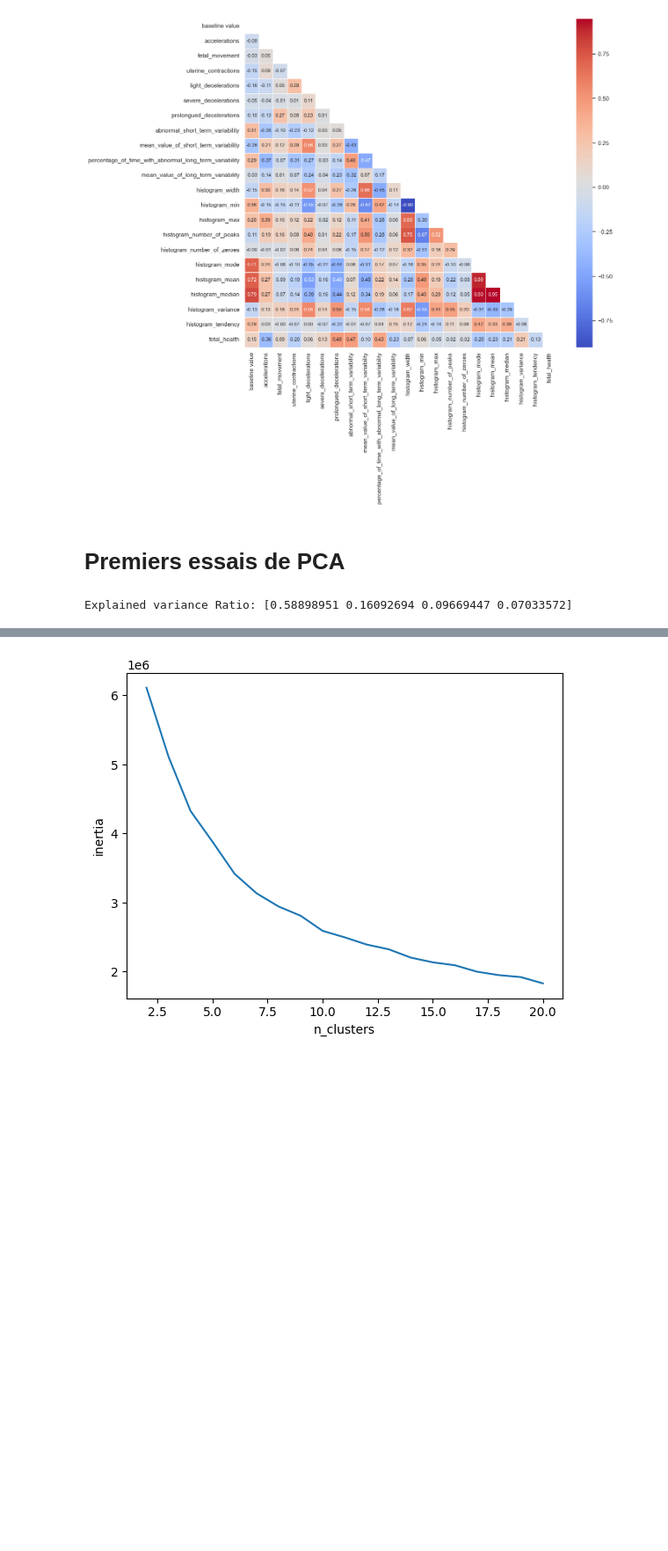
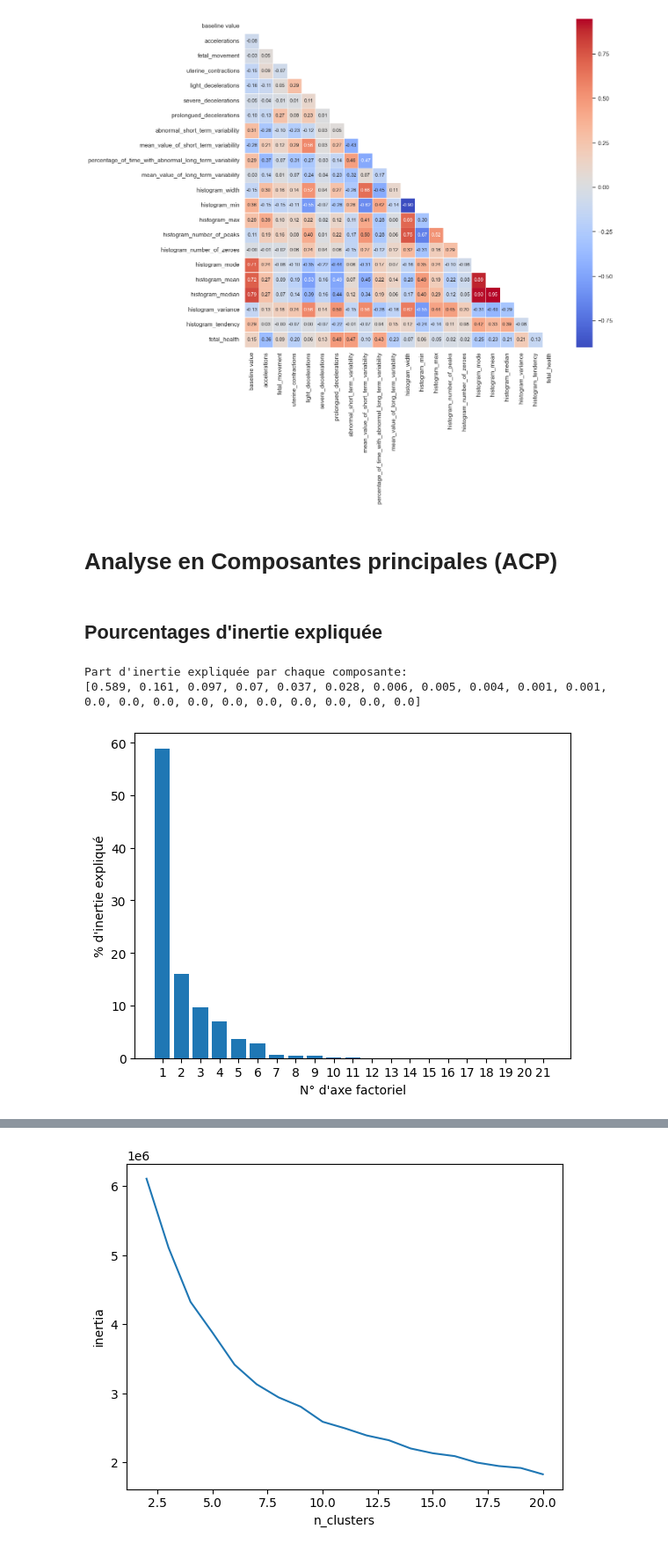
Before and after one commit to smanchajm/SY09-Fetal-Health-Prediction, a Jupyter notebook: projet_sy09.ipynb, the cells around one changed output, grey strips where cells are left out. Shown at 88% size. Saved outputs shown, nothing was run; the diff lists cells and outputs as text; code cells hidden in the pictures; blank space fills up the shorter version.

```diff
--- a/projet_sy09.ipynb
+++ b/projet_sy09.ipynb
@@ -219,15 +223,21 @@ plt.show()
 # %% [output]
 [figure]
 # %% [markdown]
-# Premiers essais de PCA
+# Analyse en Composantes principales (ACP)
+# %% [markdown]
+## Pourcentages d'inertie expliquée
 # %%
-from sklearn.decomposition import PCA
-import plotly.express as px
+data_without_class = data.drop('fetal_health', axis=1)
+cls = PCA(n_components=21)
+pcs = cls.fit_transform(data_without_class)
+print(f"Part d'inertie expliquée par chaque composante:\n{[round(value, 3) for value in cls.explained_variance_ratio_]}")
 
-data_without_class = data.drop('fetal_health', axis=1)
-cls = PCA(n_components=4)
-pcs = cls.fit_transform(data_without_class)
-print("Explained variance Ratio:", cls.explained_variance_ratio_)
+plt.bar([f"{i}" for i in range(1, 22)], cls.explained_variance_ratio_*100)
+plt.xlabel("N° d'axe factoriel")
+plt.ylabel("% d'inertie expliqué")
+plt.show()
 # %% [output]
-Explained variance Ratio: [0.58898951 0.16092694 0.09669447 0.07033572]
+Part d'inertie expliquée par chaque composante:
+[0.589, 0.161, 0.097, 0.07, 0.037, 0.028, 0.006, 0.005, 0.004, 0.001, 0.001, 0.0, 0.0, 0.0, 0.0, 0.0, 0.0, 0.0, 0.0, 0.0, 0.0]
+[figure, added]
 # %% [markdown]
```
Also changed, not shown: parts of 9 cells of this notebook.
